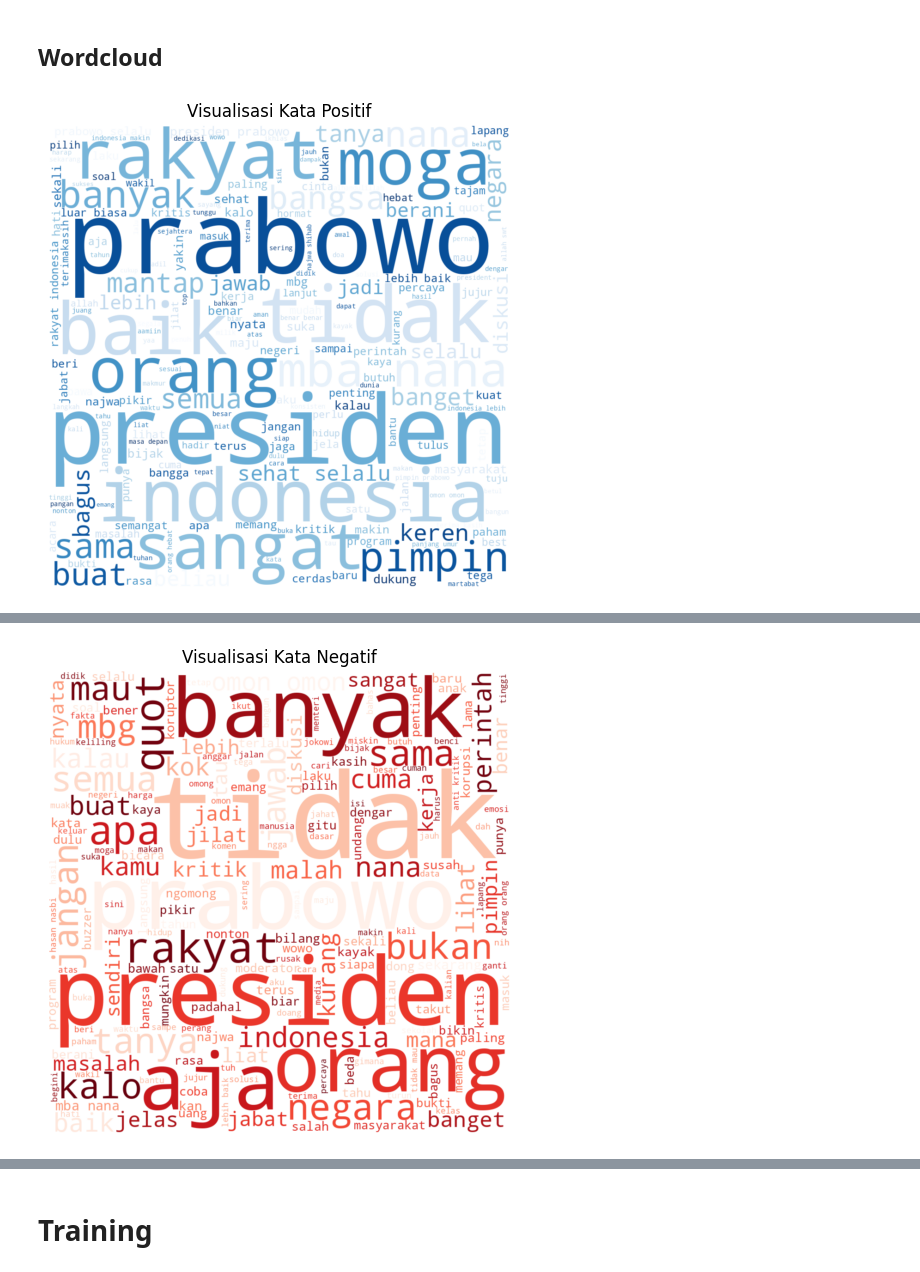
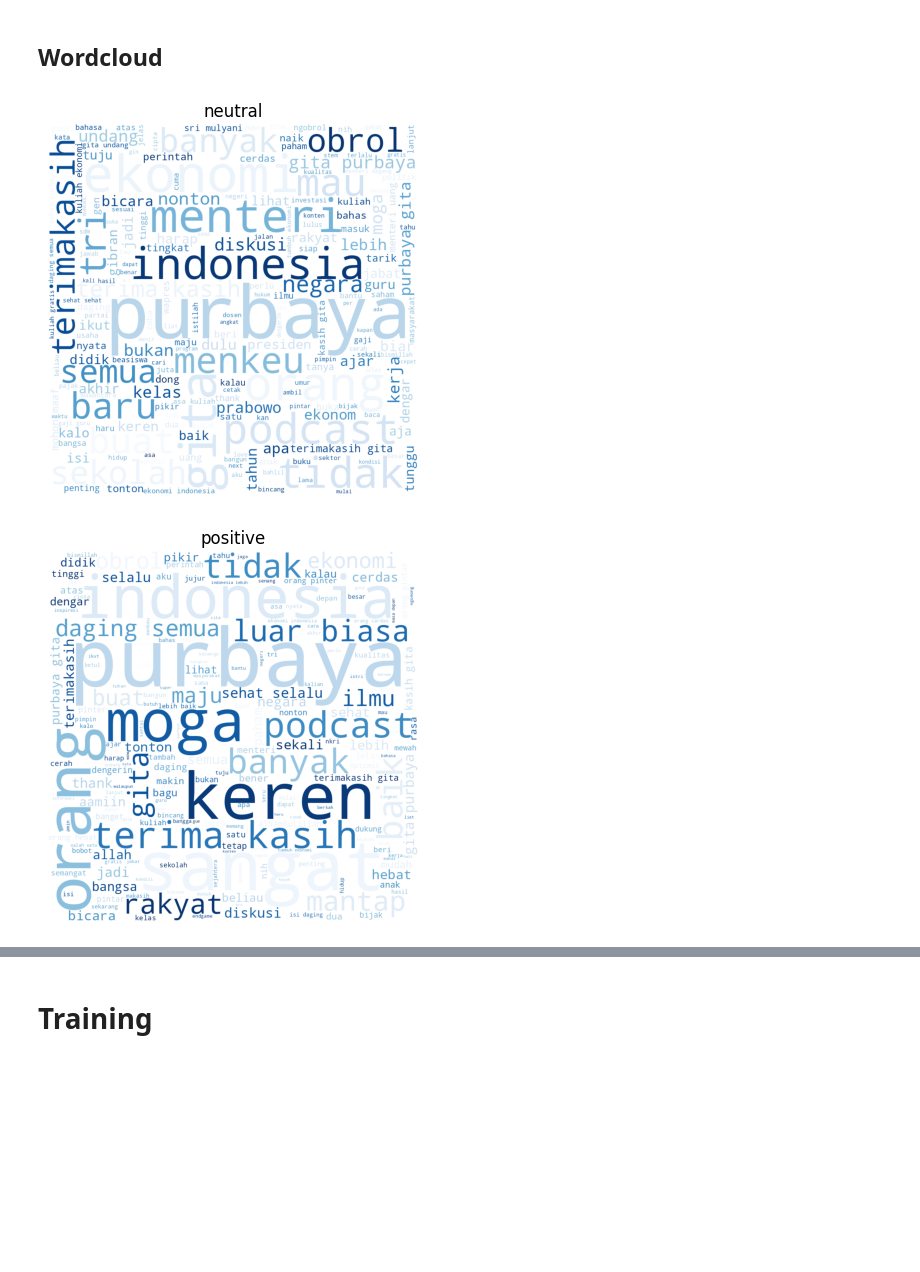
Before and after one commit to saelsam/AnalisisSentimen-PurbayaSadewaPodcast, a Jupyter notebook: 3 analisis sentimen.ipynb, the cells around one changed output, grey strips where cells are left out. Cells and saved outputs as stored; diff of their text form; code cells hidden in the pictures; blank space fills up the shorter version.

```diff
--- a/3 analisis sentimen.ipynb
+++ b/3 analisis sentimen.ipynb
@@ -101,0 +180,8 @@ plt.show()
+# %%
+sns.set_palette("pastel")
+plt.figure(figsize=(8, 6))
+sns.countplot(x='sentimen', data=SentimenPrabowo)
+plt.title('Distribusi Sentimen Prabowo')
+plt.xlabel('Sentimen')
+plt.ylabel('Jumlah')
+plt.show()
@@ -101,0 +192,15 @@ plt.show()
+# %%
+import pandas as pd
+from collections import Counter
+
+# Ambil kolom teks
+text = " ".join(df["Comment"].astype(str))
+
+# Bersihkan & pecah jadi kata
+words = text.lower().split()
+
+# Hitung frekuensi
+word_counts = Counter(words)
+
+# Tampilkan 100 kata paling sering
+print(word_counts.most_common(100))
@@ -108,11 +231,18 @@ data_netral = df[df['sentimen'] == 'neutral']
 # %%
-all_text_s1 = ' '.join(word for word in data_positif["Comment"])
-wordcloud = WordCloud(colormap='Blues', width=1000, height=1000, mode="RGBA", background_color='white').generate(all_text_s1)
-plt.figure(figsize=(9, 6))
-plt.imshow(wordcloud, interpolation='bilinear')
-plt.axis("off")
-plt.title("Visualisasi Kata Positif")
-plt.margins(x=0, y=0)
-plt.show()
+from wordcloud import WordCloud
+import matplotlib.pyplot as plt
+
+emosi_list = df["sentimen"].unique()
+
+for emosi in emosi_list:
+    text = " ".join(df[df["sentimen"] == emosi]["Comment"].astype(str))
+    wc = WordCloud(colormap='Blues', width=1000, height=1000, mode="RGBA", background_color='white'  ).generate(text)
+
+    plt.figure()
+    plt.imshow(wc)
+    plt.title(emosi)
+    plt.axis("off")
+    plt.show()
 # %% [output]
-[figure, old version]
+[figure, new version]
+[figure, added]
@@ -119,11 +249,0 @@ plt.show()
-# %%
-all_text_s0 = ' '.join(word for word in data_negatif["Comment"])
-wordcloud = WordCloud(colormap='Reds', width=1000, height=1000, mode='RGBA', background_color='white').generate(all_text_s0)
-plt.figure(figsize=(9, 6))
-plt.imshow(wordcloud, interpolation='bilinear')
-plt.axis('off')
-plt.title("Visualisasi Kata Negatif")
-plt.margins(x=0, y=0)
-plt.show()
-# %% [output]
-[figure, removed]
```
Also changed, not shown: parts of 36 cells of this notebook, 3 other files.
